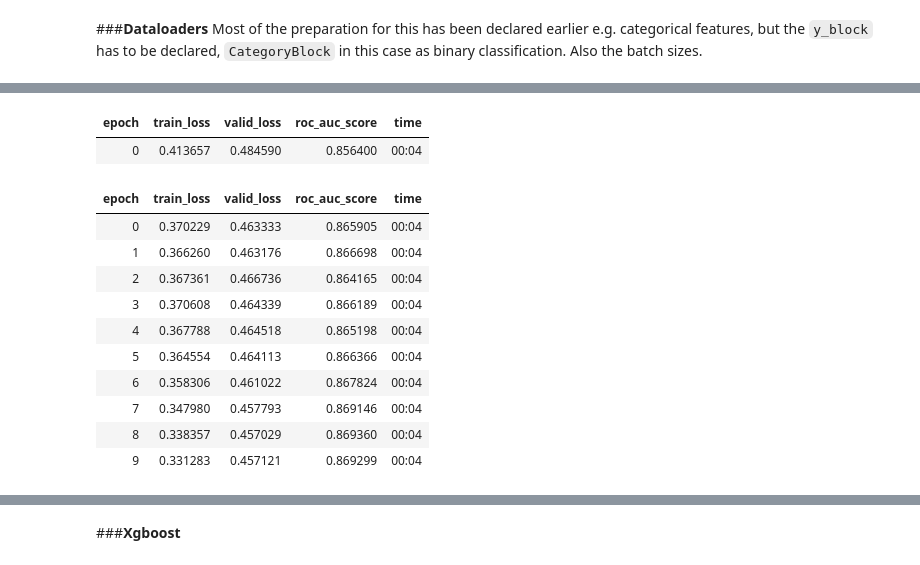
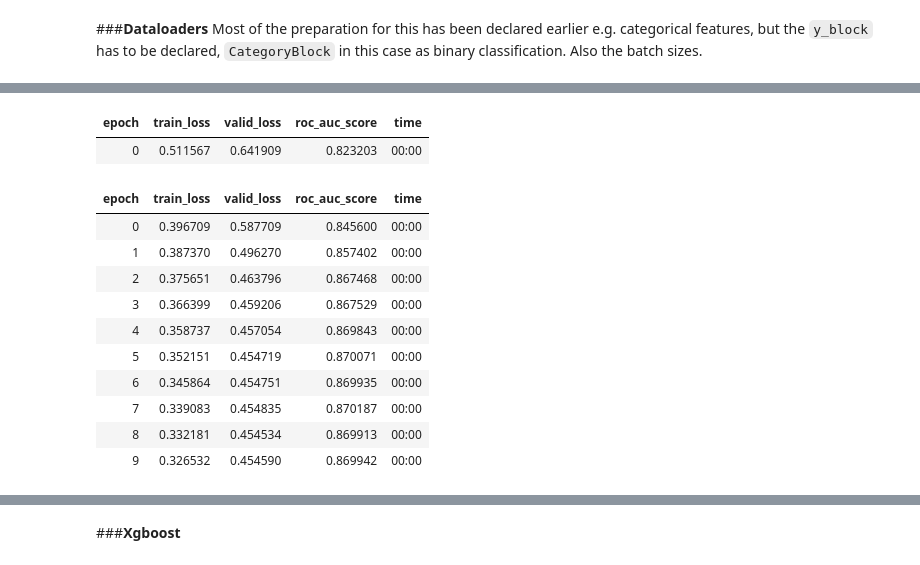
Before and after one commit to Lion-Mod/BJJ-match-predictions, a Jupyter notebook: Predicting_matches.ipynb, the cells around one changed output, grey strips where cells are left out. Drawn from its saved outputs; the diff is of its cells as text; code cells hidden in the pictures.

```diff
--- a/Predicting_matches.ipynb
+++ b/Predicting_matches.ipynb
@@ -264,8 +263,8 @@ optim = BayesianOptimization(f = optimize_nn_for_auc,
 [interactive output not drawn]
 ... (64 outputs left out)
 # %%
- learn = tabular_learner(dls, metrics = [RocAucBinary()],
-                        loss_func = CrossEntropyLossFlat(), layers = [680],
+learn = tabular_learner(dls, metrics = [RocAucBinary()],
+                        loss_func = CrossEntropyLossFlat(), layers = [50],
                         opt_func = SGD, moms = (0, 0, 0))
 # %%
 lr_min, lr_steep = learn.lr_find(num_it = 200)
@@ -279,19 +278,19 @@ Minimum/10: 2.75e-02, steepest point: 1.91e-01
 # %%
-learn.fine_tune(10, 2e-1, wd = 0.1765)
+learn.fine_tune(10, 2e-1, wd = 0.16)
 # %% [output]
 | epoch | train_loss | valid_loss | roc_auc_score | time |
-| 0 | 0.413657 | 0.484590 | 0.856400 | 00:04 |
+| 0 | 0.511567 | 0.641909 | 0.823203 | 00:00 |
 | epoch | train_loss | valid_loss | roc_auc_score | time |
-| 0 | 0.370229 | 0.463333 | 0.865905 | 00:04 |
-| 1 | 0.366260 | 0.463176 | 0.866698 | 00:04 |
-| 2 | 0.367361 | 0.466736 | 0.864165 | 00:04 |
-| 3 | 0.370608 | 0.464339 | 0.866189 | 00:04 |
-| 4 | 0.367788 | 0.464518 | 0.865198 | 00:04 |
-| 5 | 0.364554 | 0.464113 | 0.866366 | 00:04 |
-| 6 | 0.358306 | 0.461022 | 0.867824 | 00:04 |
-| 7 | 0.347980 | 0.457793 | 0.869146 | 00:04 |
-| 8 | 0.338357 | 0.457029 | 0.869360 | 00:04 |
-| 9 | 0.331283 | 0.457121 | 0.869299 | 00:04 |
+| 0 | 0.396709 | 0.587709 | 0.845600 | 00:00 |
+| 1 | 0.387370 | 0.496270 | 0.857402 | 00:00 |
+| 2 | 0.375651 | 0.463796 | 0.867468 | 00:00 |
+| 3 | 0.366399 | 0.459206 | 0.867529 | 00:00 |
+| 4 | 0.358737 | 0.457054 | 0.869843 | 00:00 |
+| 5 | 0.352151 | 0.454719 | 0.870071 | 00:00 |
+| 6 | 0.345864 | 0.454751 | 0.869935 | 00:00 |
+| 7 | 0.339083 | 0.454835 | 0.870187 | 00:00 |
+| 8 | 0.332181 | 0.454534 | 0.869913 | 00:00 |
+| 9 | 0.326532 | 0.454590 | 0.869942 | 00:00 |
 # %%
 nn_preds = learn.get_preds()[0]
 # %% [output]
```
Also changed, not shown: parts of 10 cells of this notebook.
